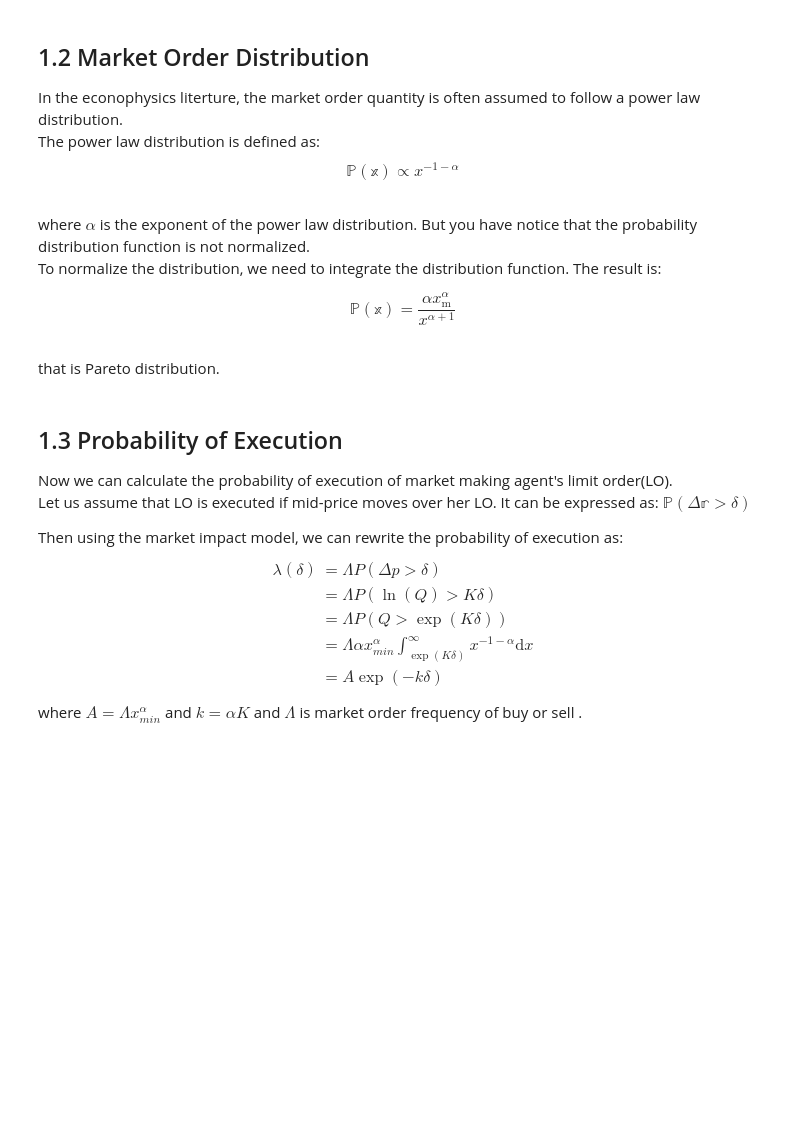
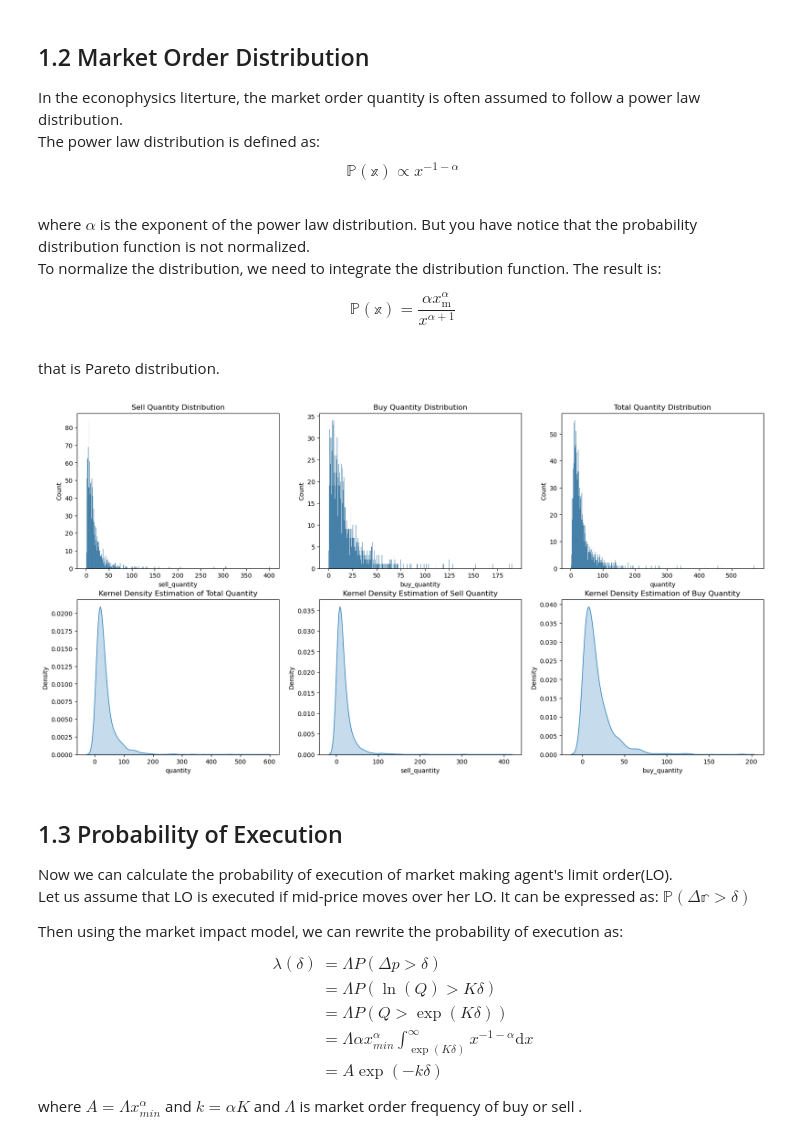
Before and after one commit to joomong/HFT-Research, a Jupyter notebook: Constant-Parmeter-Model.ipynb, the cells around one changed output. Saved outputs shown, nothing was run; the diff lists cells and outputs as text; code cells hidden in the pictures; blank space fills up the shorter version.

```diff
--- a/Constant-Parmeter-Model.ipynb
+++ b/Constant-Parmeter-Model.ipynb
@@ -28,0 +207,4 @@ that is Pareto distribution.
+# %%
+plot_qty_distributions(df_2)
+# %% [output]
+[figure, added]
```
Also changed, not shown: parts of 35 cells of this notebook, 2 other files.
